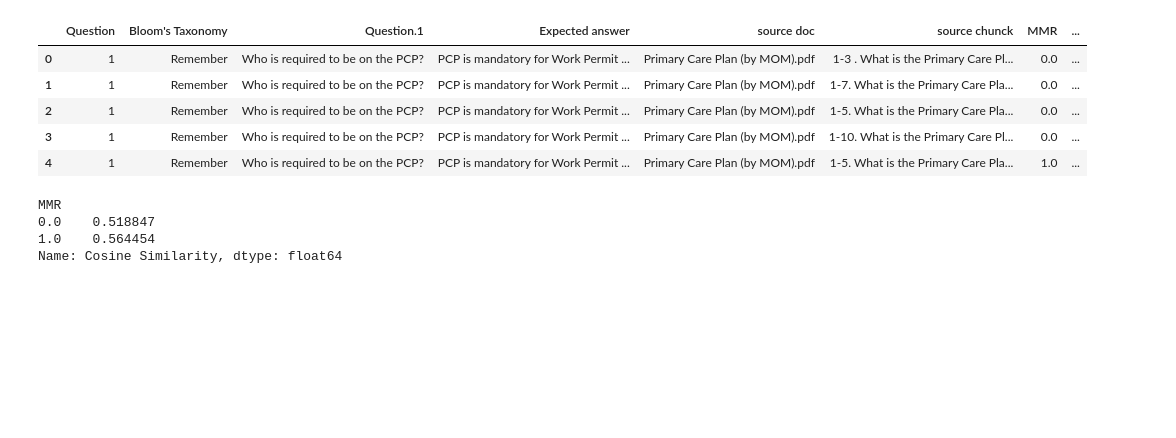
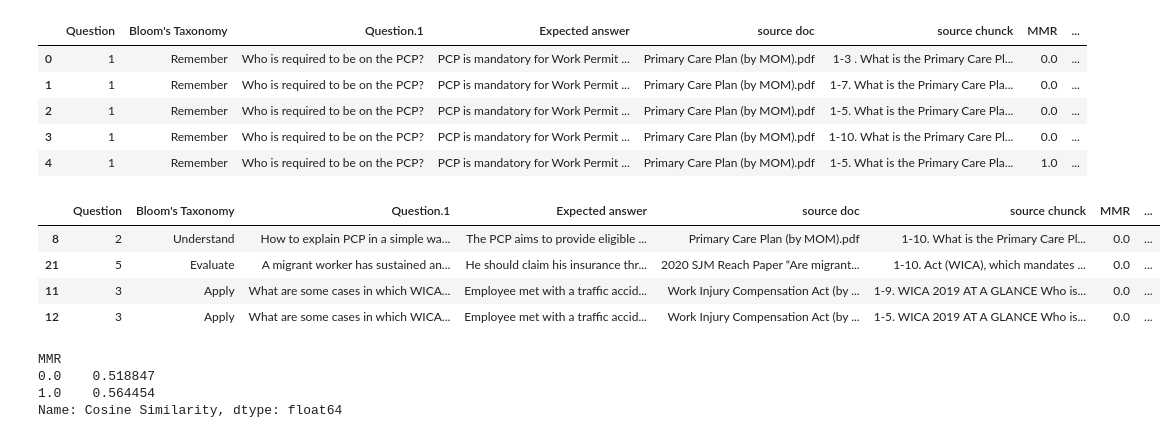
Before and after one commit to simyanyi/AIH-Bot, a Jupyter notebook: model_evaluation/evaluation.ipynb, the cells around one changed output. Cells and saved outputs as stored; diff of their text form; code cells hidden in the pictures; blank space fills up the shorter version.

```diff
--- a/model_evaluation/evaluation.ipynb
+++ b/model_evaluation/evaluation.ipynb
@@ -75,6 +75,14 @@ def calculate_cosine_similarity(string1, string2):
 # add the cosine value to the row under a column named Cosine Similarity
 for index, row in uat_df.iterrows():
     uat_df.loc[index, 'Cosine Similarity'] = calculate_cosine_similarity(row['Expected answer'], row["Jame's ans"])
+# %%
+uat_df.sample(4)
+# %% [output]
+|  | Question | Bloom's Taxonomy | Question.1 | Expected answer | source doc | source chunck | MMR | ... |
+| 8 | 2 | Understand | How to explain PCP in a simple wa... | The PCP aims to provide eligible ... | Primary Care Plan (by MOM).pdf | 1-10. What is the Primary Care Pl... | 0.0 | ... |
+| 21 | 5 | Evaluate | A migrant worker has sustained an... | He should claim his insurance thr... | 2020 SJM Reach Paper “Are migrant... | 1-10. Act (WICA), which mandates ... | 0.0 | ... |
+| 11 | 3 | Apply | What are some cases in which WICA... | Employee met with a traffic accid... | Work Injury Compensation Act (by ... | 1-9. WICA 2019 AT A GLANCE Who is... | 0.0 | ... |
+| 12 | 3 | Apply | What are some cases in which WICA... | Employee met with a traffic accid... | Work Injury Compensation Act (by ... | 1-5. WICA 2019 AT A GLANCE Who is... | 0.0 | ... |
 # %%
 # Read output data into a excel
 uat_df.to_excel('output.xlsx', index=False)
```
Also changed, not shown: parts of 3 cells of this notebook.
